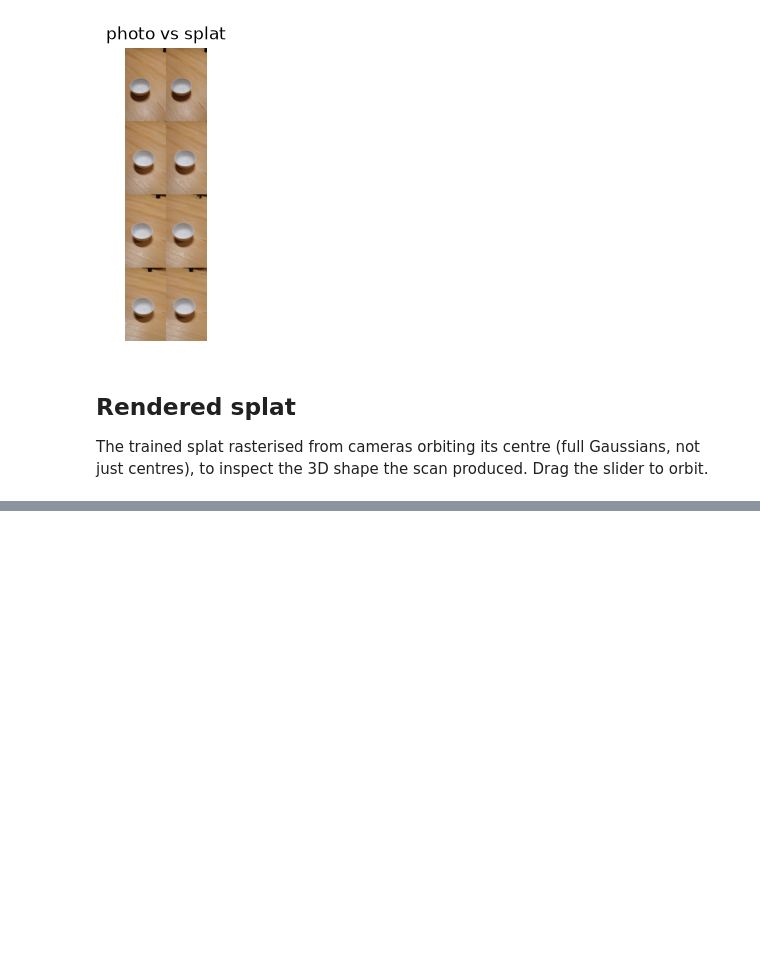
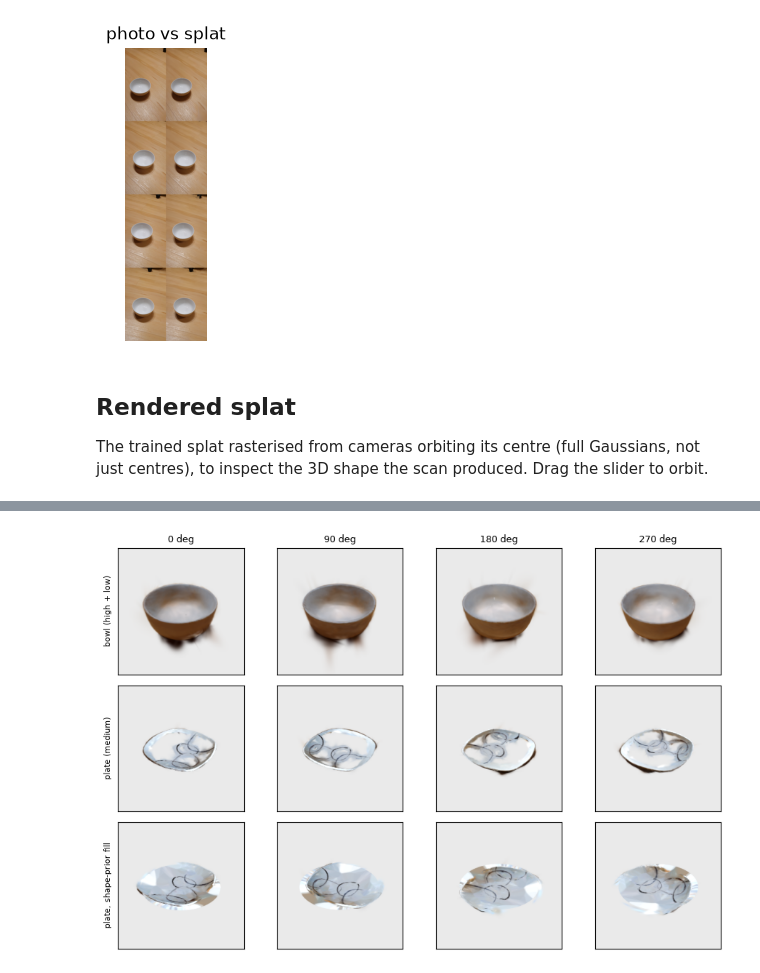
Before and after one commit to alfredowh/hurobo, a Jupyter notebook: examples/02_scan_pipeline.ipynb, the cells around one changed output, grey strips where cells are left out. Drawn from its saved outputs; the diff is of its cells as text; code cells hidden in the pictures; blank space fills up the shorter version.

```diff
--- a/examples/02_scan_pipeline.ipynb
+++ b/examples/02_scan_pipeline.ipynb
@@ -75,0 +79,18 @@ orbit_figure(render_splat_orbit(SPLAT_PLY), title=f"Rendered splat: {SCAN_DIR.na
+# %%
+from hurobo.best_scans import BestScans
+from hurobo.scan_sweep import ScanSweep
+
+best = BestScans()
+for name, sweep_dir, config in [
+    ("bowl: high + low", best.bowl_sfm_dir, "combined"),
+    ("plate: medium", best.plate_sfm_dir, "robust_exhaustive"),
+]:
+    result = next(r for r in ScanSweep.load(sweep_dir) if r.config.name == config)
+    sfm_best = result.load_sfm()
+    sfm_best_obj = sfm_best.in_frame(object_frame_from_orbit(sfm_best))
+    sfm_figure(
+        sfm_best_obj.points_world,
+        sfm_best_obj.colors,
+        sfm_best_obj.t_world_cam_list,
+        title=f"Best scan, {name}",
+    ).show()
@@ -75,0 +100,17 @@ orbit_figure(render_splat_orbit(SPLAT_PLY), title=f"Rendered splat: {SCAN_DIR.na
+# %%
+from hurobo.splat import render_splat_orbit
+from hurobo.utils.plotting import plot_image_grid
+
+plot_image_grid(
+    {
+        label: render_splat_orbit(ply, num_views=4, image_size=224, elevation_deg=35)
+        for label, ply in {
+            "bowl (high + low)": best.bowl_ply,
+            "plate (medium)": best.plate_ply,
+            "plate, shape-prior fill": best.plate_filled_ply,
+        }.items()
+    },
+    column_titles=["0 deg", "90 deg", "180 deg", "270 deg"],
+)
+# %% [output]
+[figure, added]
```
Also changed, not shown: parts of 4 cells of this notebook, 7 other files.
